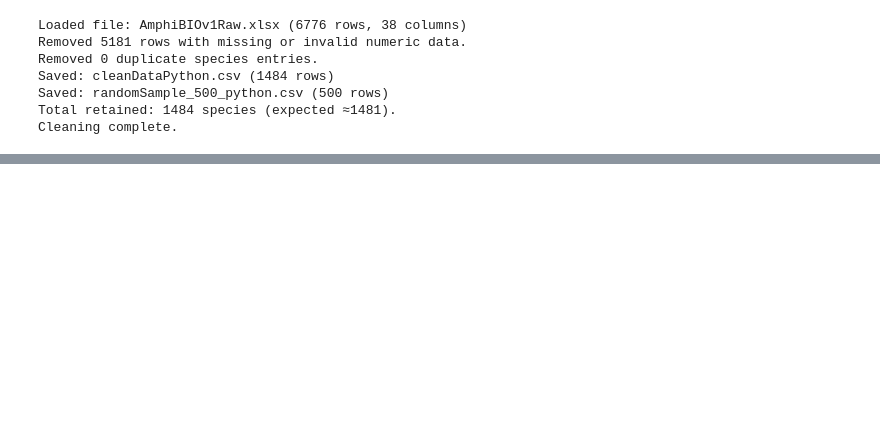
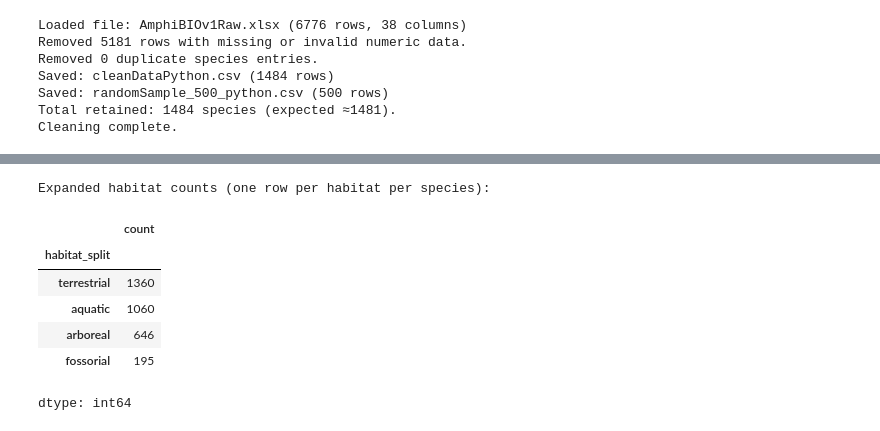
Before and after one commit to honi-sm/AmphiBIO_TraitAnalysisFinal, a Jupyter notebook: CleanedDataPython.ipynb, the cells around one changed output, grey strips where cells are left out. Drawn from its saved outputs; the diff is of its cells as text; code cells hidden in the pictures; blank space fills up the shorter version.

```diff
--- a/CleanedDataPython.ipynb
+++ b/CleanedDataPython.ipynb
@@ -211,0 +215,54 @@ Cleaning complete.
+# %%
+"""
+Creates an expanded habitat column, needed for charts.
+ex "fossorial + terrestrial" -> two rows: fossorial, terrestrial
+"""
+
+import pandas as pd
+import numpy as np
+
+# Split habitat strings
+hab_split = (
+    data["habitatType"]
+    .astype(str)
+    .str.lower()
+    .str.replace(" ", "")
+    .str.split(r"\+|,|;|/")
+)
+
+# Explode into rows
+data_expanded = data.copy()
+data_expanded = data_expanded.assign(habitat_split=hab_split).explode("habitat_split")
+
+# Remove empty or NA entries
+data_expanded = data_expanded.dropna(subset=["habitat_split"])
+data_expanded["habitat_split"] = data_expanded["habitat_split"].str.strip()
+data_expanded = data_expanded[data_expanded["habitat_split"] != ""]
+
+# Standardize
+replace_map = {
+    "fossorial": "fossorial",
+    "fosorial": "fossorial",
+    "fossforial": "fossorial",
+    "terrestrial": "terrestrial",
+    "aquatic": "aquatic",
+    "arboreal": "arboreal"
+}
+
+data_expanded["habitat_split"] = data_expanded["habitat_split"].replace(replace_map)
+
+# Final categorical list
+valid_habitats = ["fossorial", "terrestrial", "aquatic", "arboreal"]
+data_expanded = data_expanded[data_expanded["habitat_split"].isin(valid_habitats)]
+
+print("Counts of habitat (one row per habitat per species):")
+display(data_expanded["habitat_split"].value_counts())
+# %% [output]
+Expanded habitat counts (one row per habitat per species):
+|  | count |
+| habitat_split |  |
+| terrestrial | 1360 |
+| aquatic | 1060 |
+| arboreal | 646 |
+| fossorial | 195 |
+dtype: int64
```
Also changed, not shown: parts of 7 cells of this notebook.
